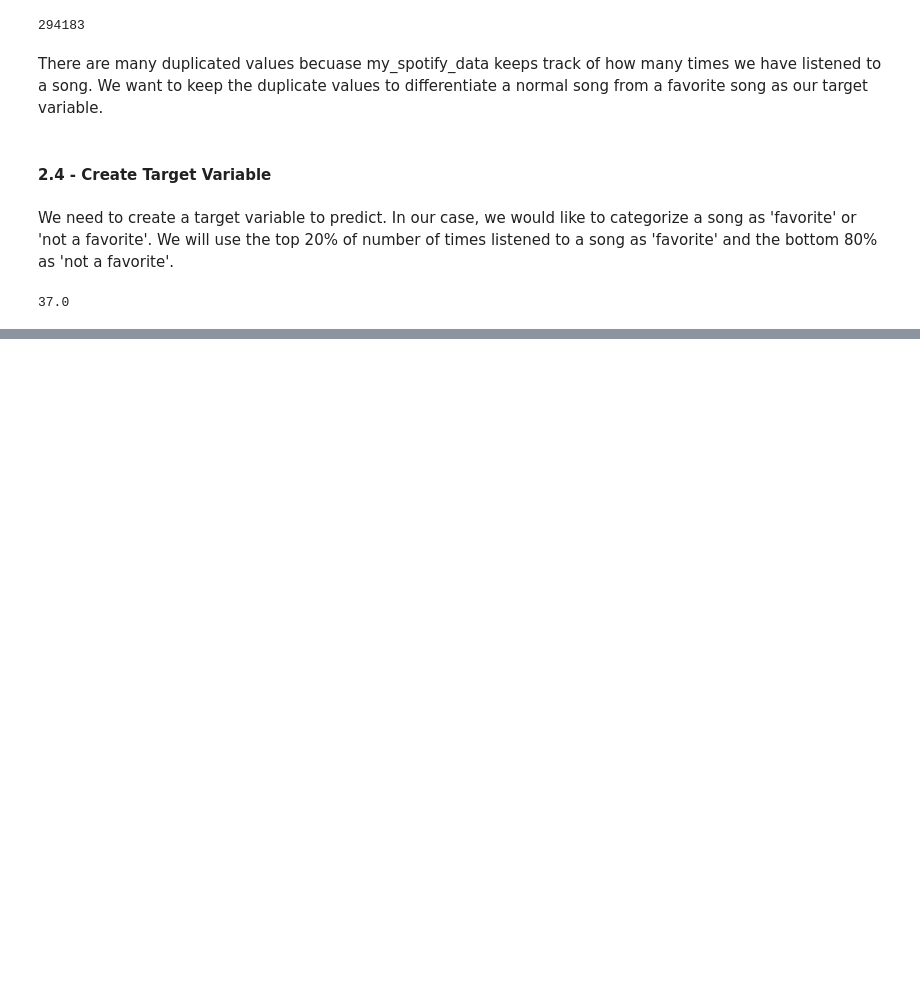
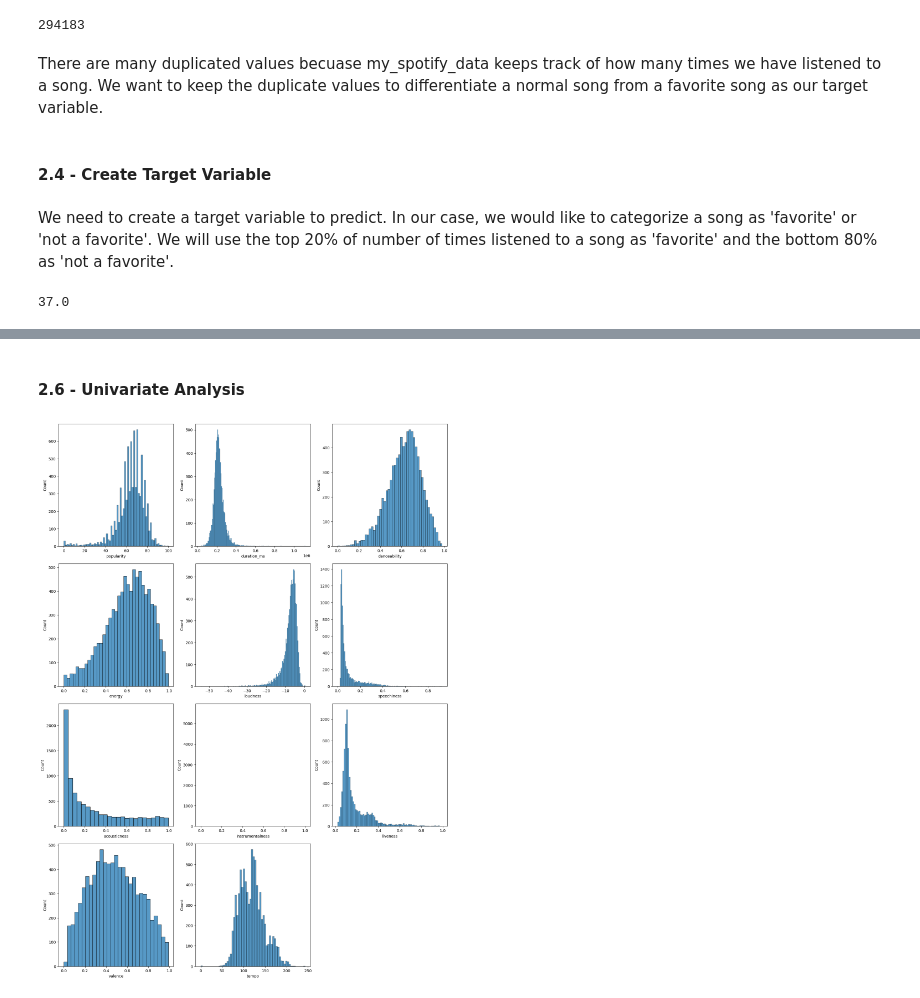
Before and after one commit to isacmlee/song-recommender, a Jupyter notebook: song-recommender.ipynb, the cells around one changed output, grey strips where cells are left out. Saved outputs shown, nothing was run; the diff lists cells and outputs as text; code cells hidden in the pictures; blank space fills up the shorter version.

Commit message:
started 2.6 - Univariate Analysis

```diff
--- a/song-recommender.ipynb
+++ b/song-recommender.ipynb
@@ -207,0 +218,3 @@ track_freq['favorite_song'] = track_freq['track_freq'].apply(lambda x: favorite_
+# %%
+data = pd.merge(data, track_freq, left_on = ['track_name','artist_name'], right_on = ['track_name', 'artist_name'])
+data.head()
@@ -207,0 +236,5 @@ track_freq['favorite_song'] = track_freq['track_freq'].apply(lambda x: favorite_
+# %%
+# drop duplicates
+data.drop_duplicates(subset=['track_name','artist_name'], inplace=True)
+# %%
+data = data.reset_index(drop=True)
@@ -207,0 +250,3 @@ track_freq['favorite_song'] = track_freq['track_freq'].apply(lambda x: favorite_
+# %%
+# drop unneeded / redundant columns
+data.drop(columns=['name','artist','track_freq'],inplace=True)
@@ -207,0 +266,24 @@ track_freq['favorite_song'] = track_freq['track_freq'].apply(lambda x: favorite_
+# %% [markdown]
+#### 2.6 - Univariate Analysis
+# %%
+cols = 3
+rows = 6
+num_cols = data.select_dtypes(exclude='object').columns
+num_cols = list(num_cols)
+num_cols.remove('favorite_song')
+num_cols.remove('mode')
+num_cols.remove('explicit')
+num_cols.remove('key')
+num_cols.remove('time_signature')
+
+fig = plt.figure( figsize=(cols*5, rows*5))
+for i, col in enumerate(num_cols):
+
+    ax=fig.add_subplot(rows,cols,i+1)
+
+    sns.histplot(x = data[col], ax = ax)
+
+fig.tight_layout()
+plt.show()
+# %% [output]
+[figure, added]
```
Also changed, not shown: parts of 11 cells of this notebook.
